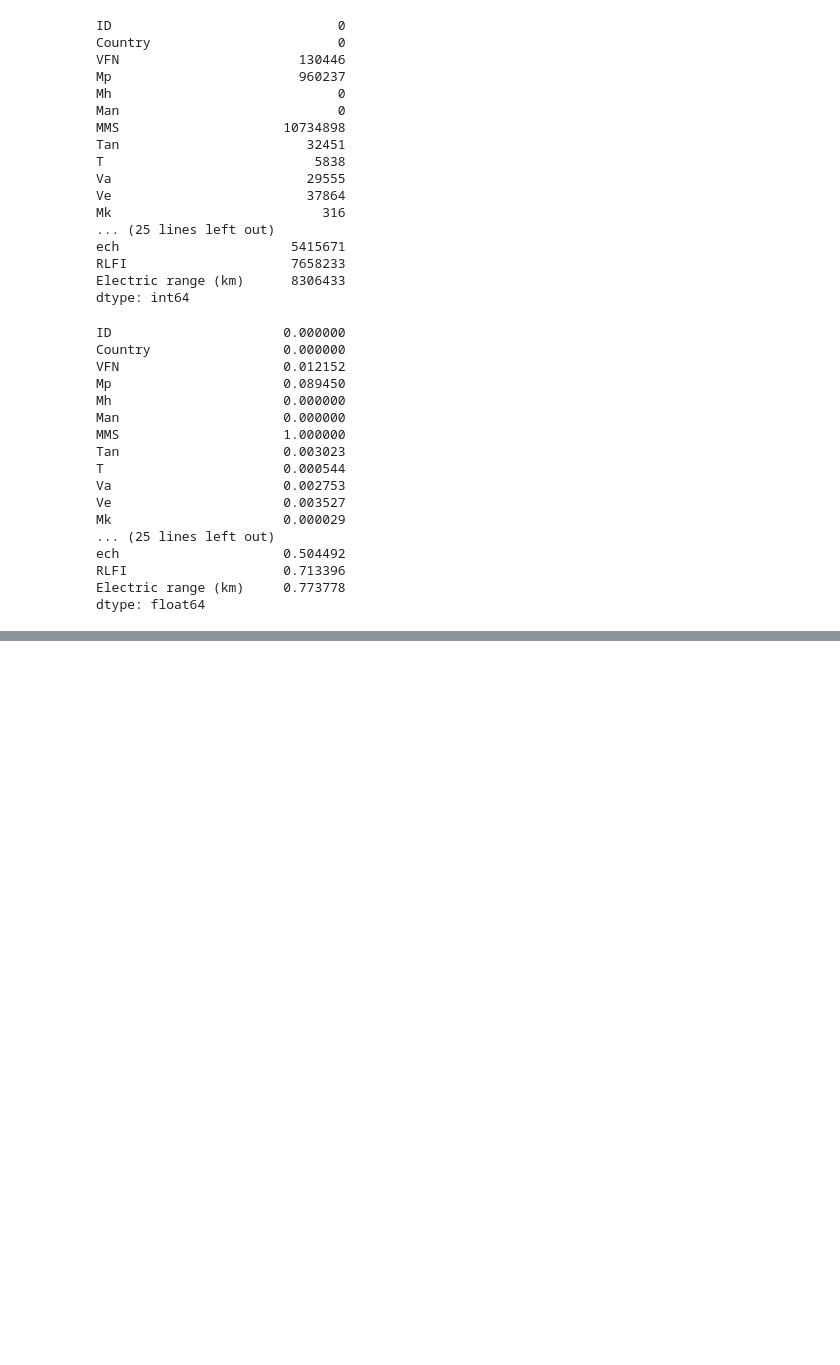
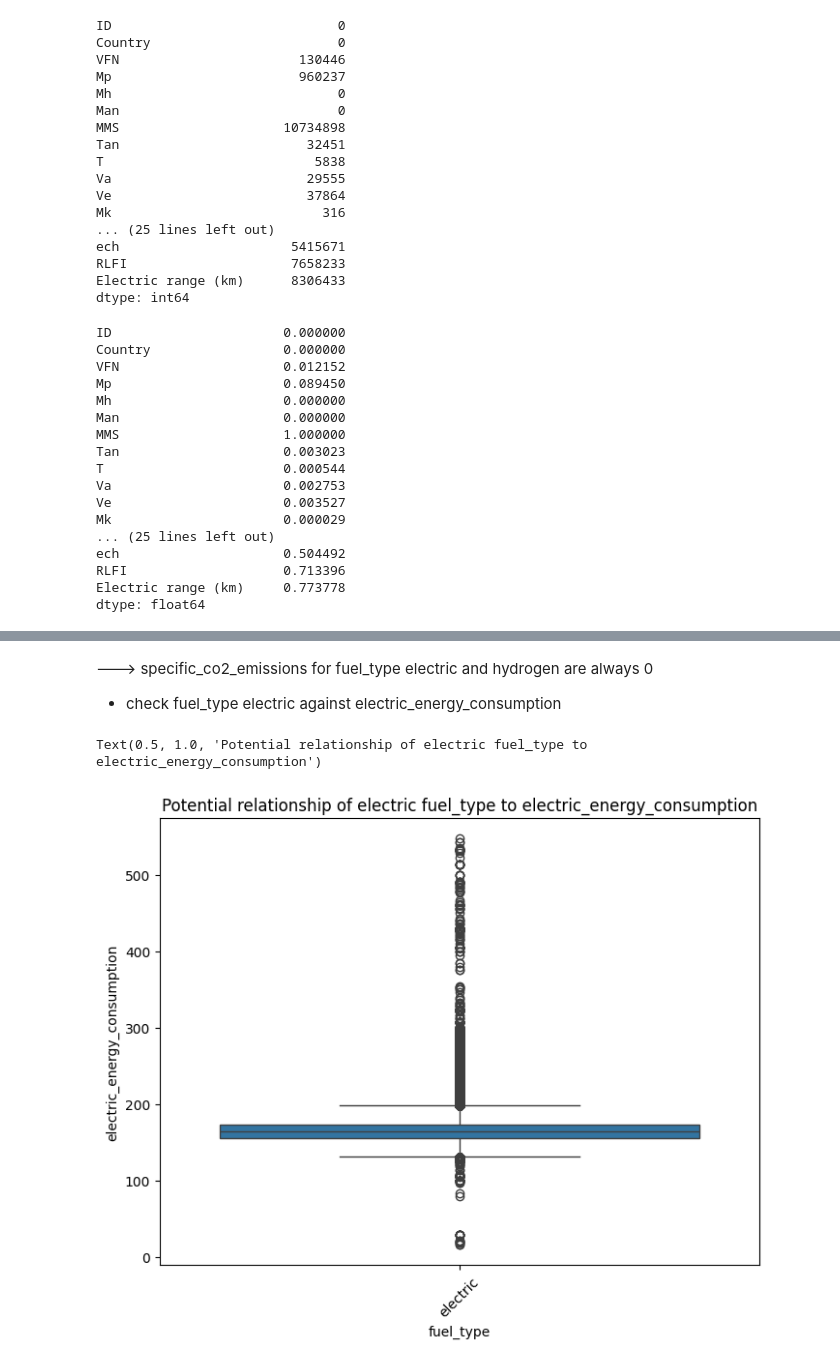
Before and after one commit to leonellb/car-co2-prediction, a Jupyter notebook: notebooks/data_analysis.ipynb, the cells around one changed output, grey strips where cells are left out. Drawn from its saved outputs; the diff is of its cells as text; code cells hidden in the pictures; blank space fills up the shorter version.

```diff
--- a/notebooks/data_analysis.ipynb
+++ b/notebooks/data_analysis.ipynb
@@ -311,0 +394,20 @@ id
+# %% [markdown]
+---> specific_co2_emissions for fuel_type electric and hydrogen are always 0
+* check fuel_type electric against electric_energy_consumption
+# %%
+# take a deeper look into df_electric
+import matplotlib.pyplot as plt
+
+df_electric = df[df["fuel_type"] == "electric"]
+
+
+plt.figure(figsize=(8, 6))
+sns.boxplot(x="fuel_type", y="electric_energy_consumption", data=df_electric)
+
+plt.xticks(rotation=45)
+plt.xlabel("fuel_type")
+plt.ylabel("electric_energy_consumption")
+plt.title("Potential relationship of electric fuel_type to electric_energy_consumption")
+# %% [output]
+Text(0.5, 1.0, 'Potential relationship of electric fuel_type to electric_energy_consumption')
+[figure, added]
```
Also changed, not shown: parts of 35 cells of this notebook, 1 other file.
